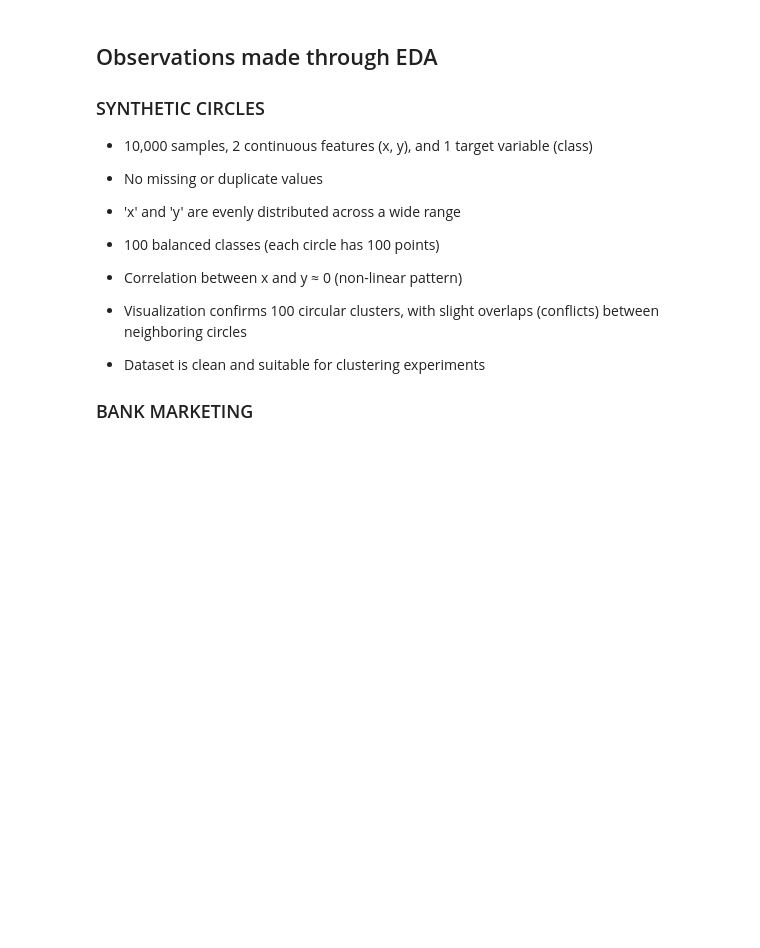
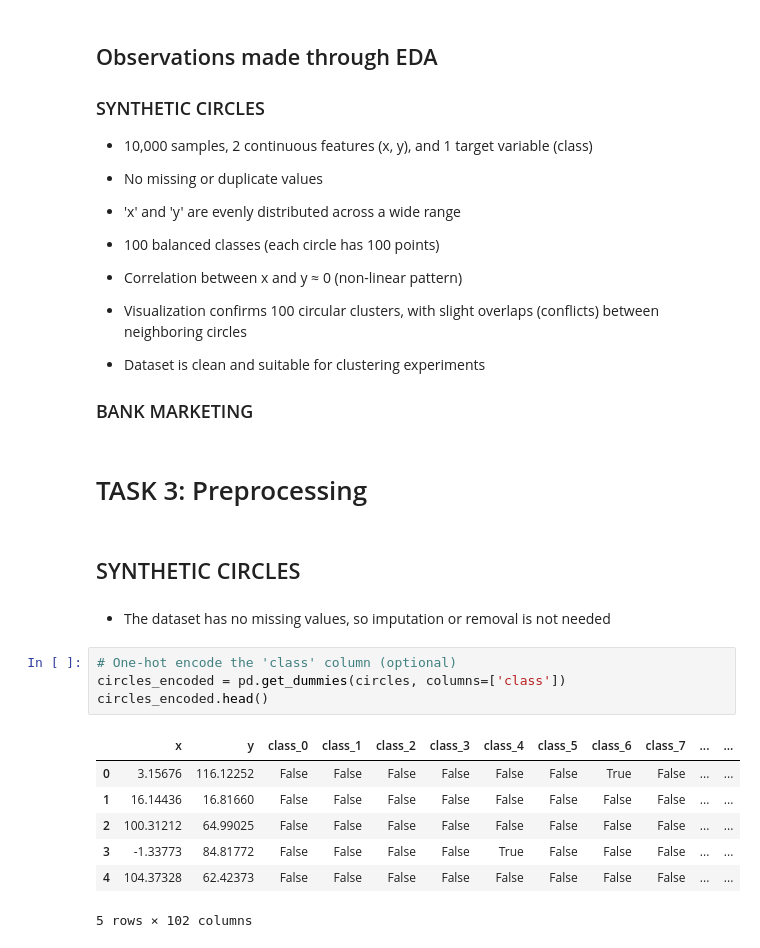
Before and after one commit to neha-palak/IML_A2, a Jupyter notebook: assignment2.ipynb, the cells around one changed output. Drawn from its saved outputs; the diff is of its cells as text; blank space fills up the shorter version.

Commit message:
circles preprocessing

```diff
--- a/assignment2.ipynb
+++ b/assignment2.ipynb
@@ -183,3 +216,21 @@ Extreme y values: -4.99986 to 185.0
 
 
 ### BANK MARKETING
+# %% [markdown]
+# TASK 3: Preprocessing
+# %% [markdown]
+## SYNTHETIC CIRCLES
+# %% [markdown]
+* The dataset has no missing values, so imputation or removal is not needed
+# %%
+# One-hot encode the 'class' column (optional)
+circles_encoded = pd.get_dummies(circles, columns=['class'])
+circles_encoded.head()
+# %% [output]
+|  | x | y | class_0 | class_1 | class_2 | class_3 | class_4 | class_5 | class_6 | class_7 | ... | ... |
+| 0 | 3.15676 | 116.12252 | False | False | False | False | False | False | True | False | ... | ... |
+| 1 | 16.14436 | 16.81660 | False | False | False | False | False | False | False | False | ... | ... |
+| 2 | 100.31212 | 64.99025 | False | False | False | False | False | False | False | False | ... | ... |
+| 3 | -1.33773 | 84.81772 | False | False | False | False | True | False | False | False | ... | ... |
+| 4 | 104.37328 | 62.42373 | False | False | False | False | False | False | False | False | ... | ... |
+5 rows × 102 columns
```
Also changed, not shown: parts of 7 cells of this notebook.
